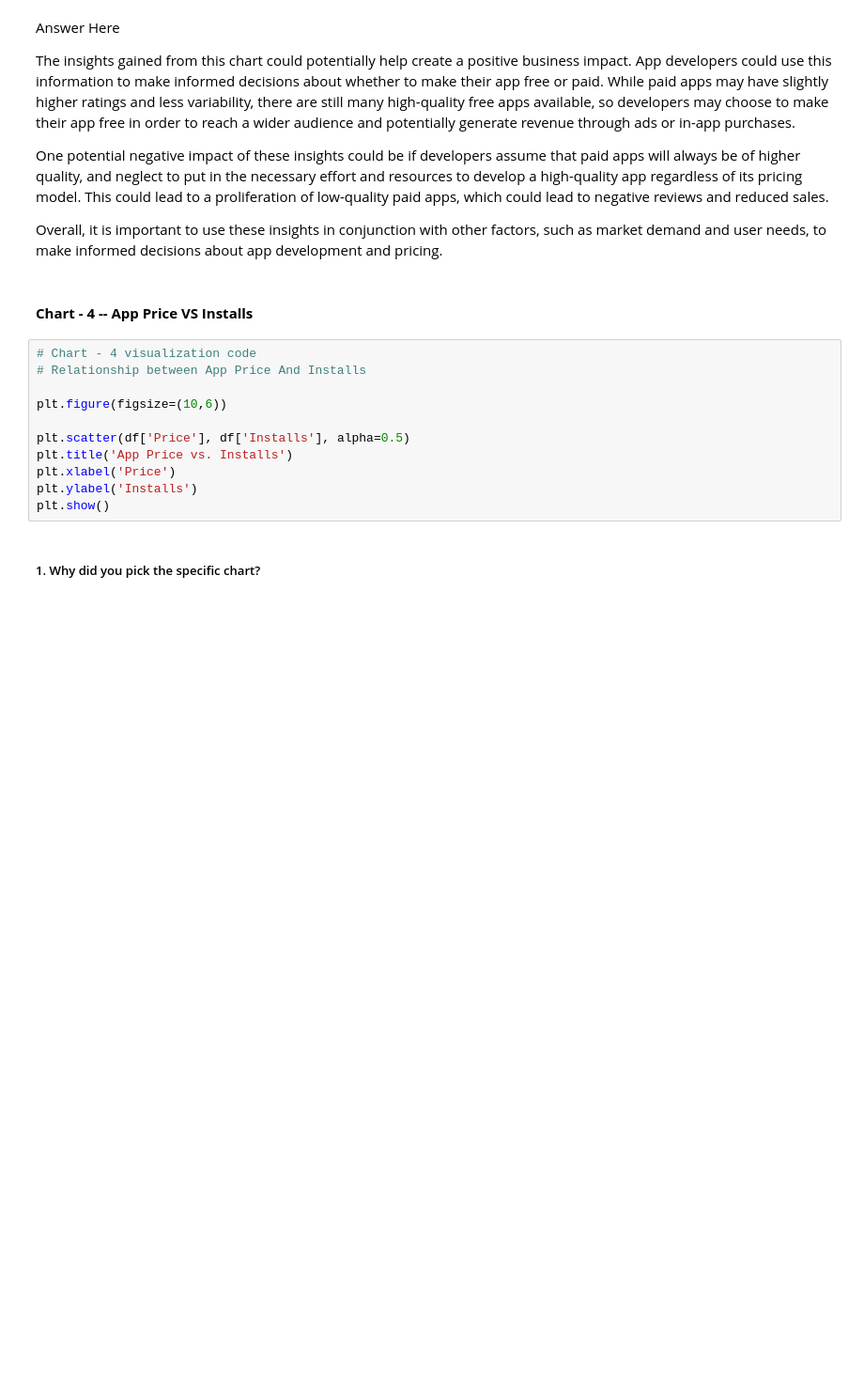
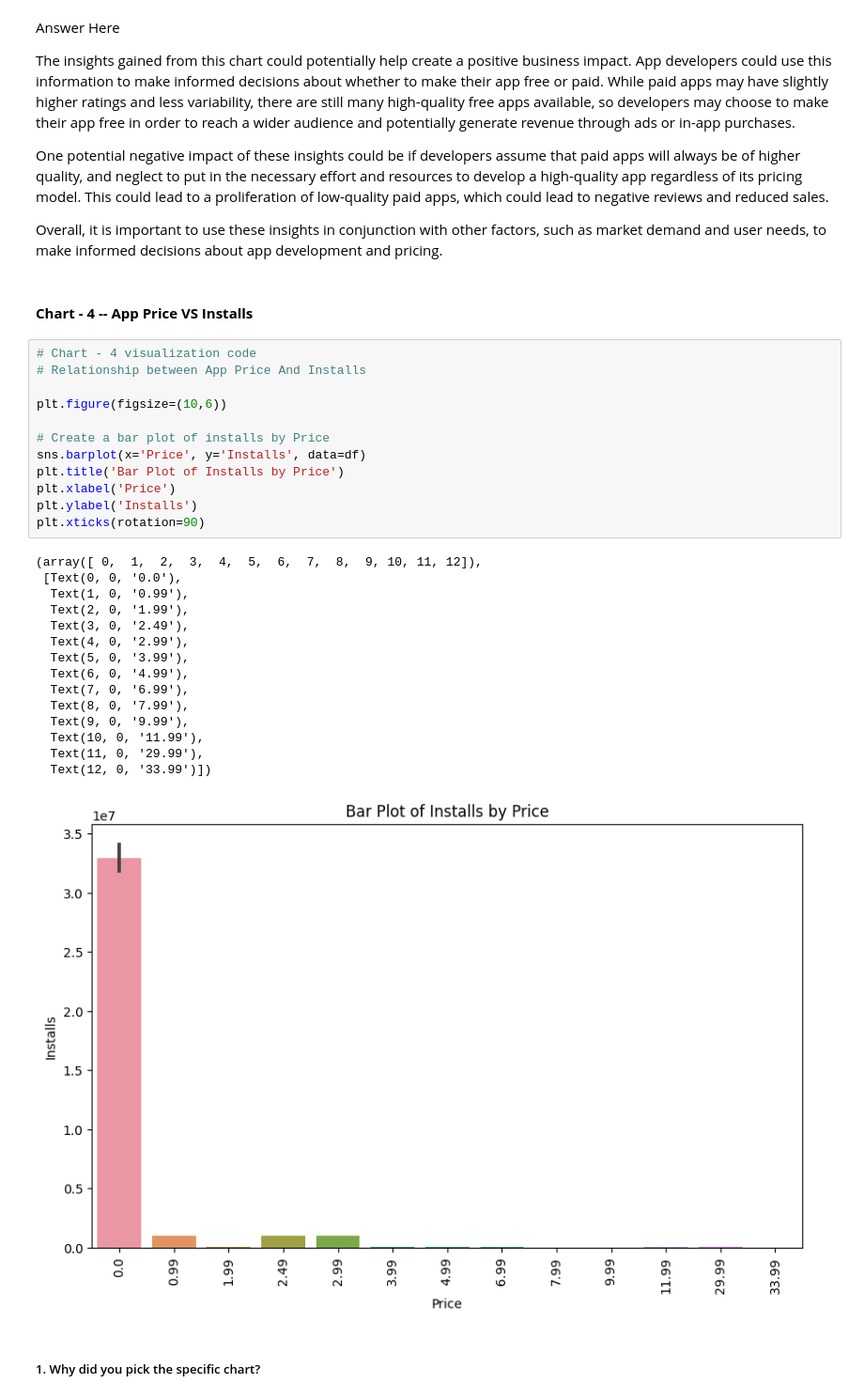
Before and after one commit to BhushanB16/Play_Store_App_Review_Analysis_Bhushan_Borse, a Jupyter notebook: Play_store_App_Review_Analysis_By_Bhushan.ipynb, the cells around one changed output. Shown at 94% size. Cells and saved outputs as stored; diff of their text form; blank space fills up the shorter version.

```diff
--- a/Play_store_App_Review_Analysis_By_Bhushan.ipynb
+++ b/Play_store_App_Review_Analysis_By_Bhushan.ipynb
@@ -467,14 +584,31 @@ Overall, it is important to use these insights in conjunction with other factors
 # %%
 # Chart - 4 visualization code
 # Relationship between App Price And Installs
 
 plt.figure(figsize=(10,6))
 
-plt.scatter(df['Price'], df['Installs'], alpha=0.5)
-plt.title('App Price vs. Installs')
+# Create a bar plot of installs by Price
+sns.barplot(x='Price', y='Installs', data=df)
+plt.title('Bar Plot of Installs by Price')
 plt.xlabel('Price')
 plt.ylabel('Installs')
-plt.show()
+plt.xticks(rotation=90)
+# %% [output]
+(array([ 0,  1,  2,  3,  4,  5,  6,  7,  8,  9, 10, 11, 12]),
+ [Text(0, 0, '0.0'),
+  Text(1, 0, '0.99'),
+  Text(2, 0, '1.99'),
+  Text(3, 0, '2.49'),
+  Text(4, 0, '2.99'),
+  Text(5, 0, '3.99'),
+  Text(6, 0, '4.99'),
+  Text(7, 0, '6.99'),
+  Text(8, 0, '7.99'),
+  Text(9, 0, '9.99'),
+  Text(10, 0, '11.99'),
+  Text(11, 0, '29.99'),
+  Text(12, 0, '33.99')])
+[figure, added]
 # %% [markdown]
 ##### 1. Why did you pick the specific chart?
 # %% [markdown]
```
Also changed, not shown: parts of 54 cells of this notebook.
